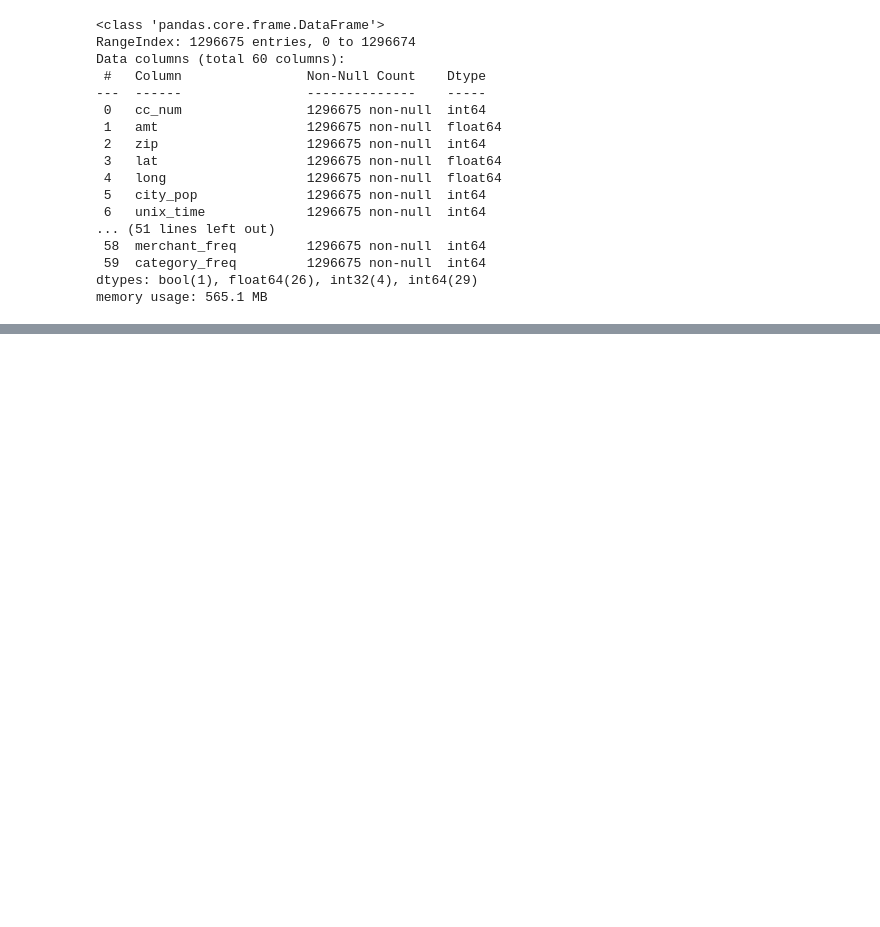
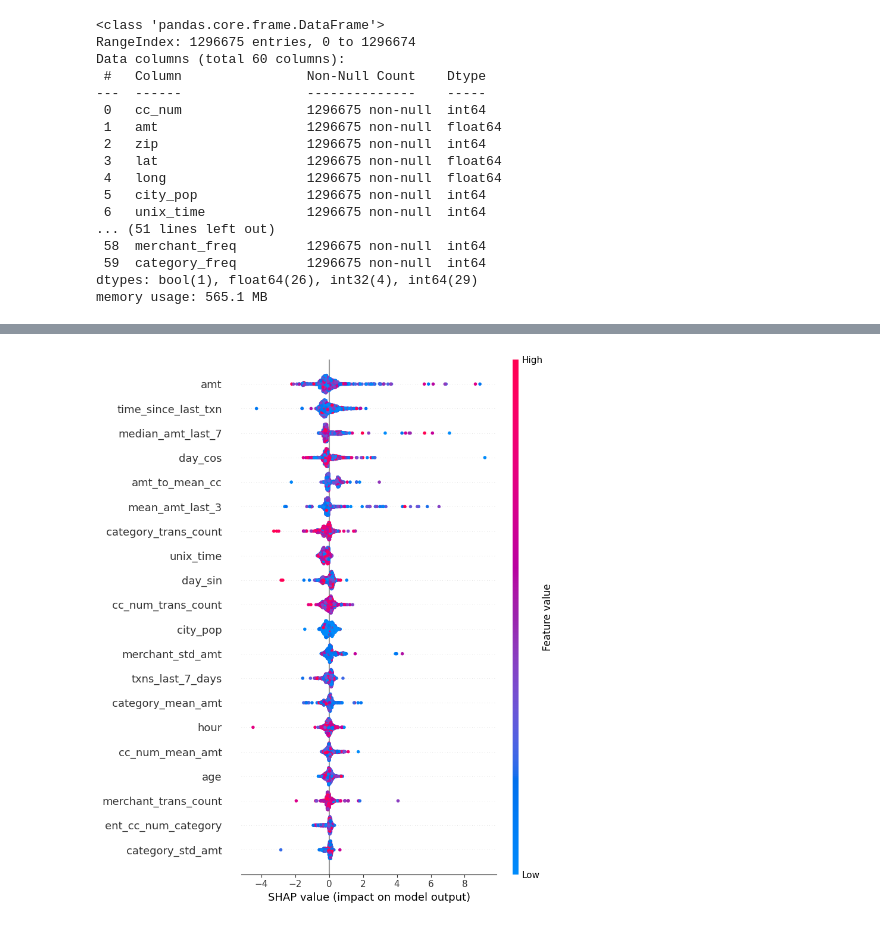
Before and after one commit to AmriteshDOT/fraud_, a Jupyter notebook: FraudDet.ipynb, the cells around one changed output, grey strips where cells are left out. Saved outputs shown, nothing was run; the diff lists cells and outputs as text; code cells hidden in the pictures; blank space fills up the shorter version.

```diff
--- a/FraudDet.ipynb
+++ b/FraudDet.ipynb
@@ -189,11 +209,13 @@ for c in ['cc_num','merchant','category']:
     freq = df[c].value_counts(dropna=False)
     df[c + '_freq'] = df[c].map(freq).fillna(0)
 # %%
+df = df.sort_values(['trans_date_trans_time']).reset_index(drop=True)
 # df.info()
 coldrop = df.select_dtypes(include=['object', 'string']).columns.tolist()
 coldrop+=['trans_date_trans_time','dob']
 df.drop(columns=coldrop, inplace=True)
 # print(len(coldrop))
+df = df[~df['is_fraud'].isna()].reset_index(drop=True)
 # %%
 df.info()
 # %% [output]
@@ -342,8 +594,10 @@ print("\nClassification Report:\n", classification_report(y_true, oof_labels[val
 # %%
 import shap ,matplotlib.pyplot as plt
 # import warnings
 # warnings.filterwarnings('ignore')
 explainer = shap.TreeExplainer(lgb_model)
-shap_values = explainer.shap_values(X[val_idx].sample(1000))
-shap.summary_plot(shap_values, X[val_idx].sample(1000))
+shap_values = explainer.shap_values(X[valid_idx].sample(1000))
+shap.summary_plot(shap_values, X[valid_idx].sample(1000))
+# %% [output]
+[figure, added]
 # %%
```
Also changed, not shown: parts of 11 cells of this notebook.
